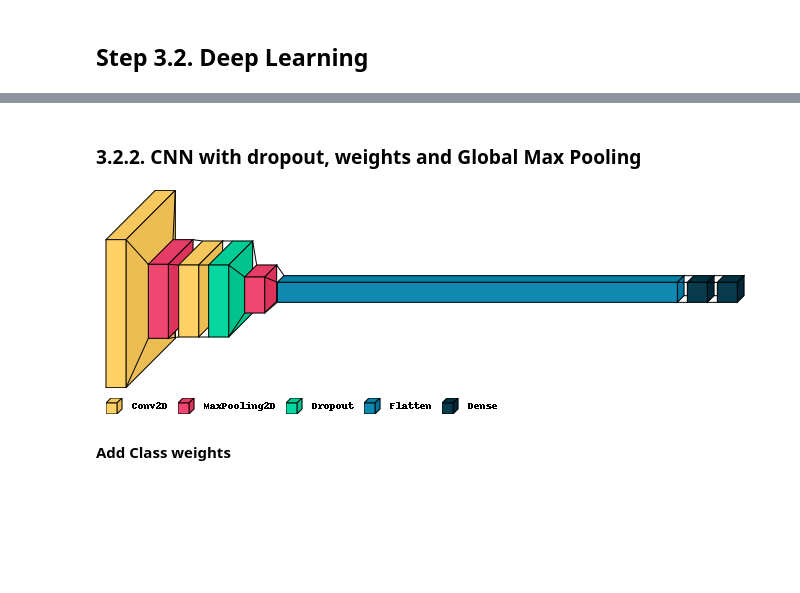
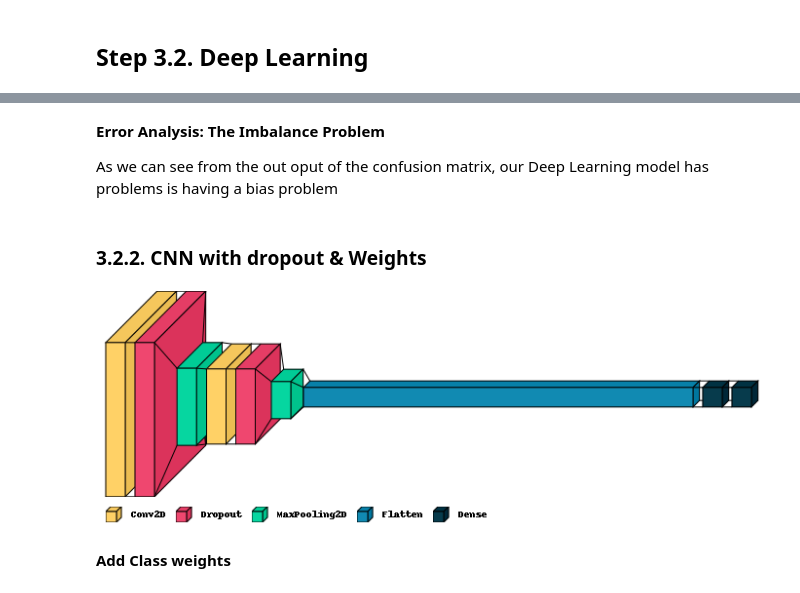
Before and after one commit to dario-x/Deep_Fake_Detection, a Jupyter notebook: main.ipynb, the cells around one changed output, grey strips where cells are left out. Saved outputs shown, nothing was run; the diff lists cells and outputs as text; code cells hidden in the pictures; blank space fills up the shorter version.

```diff
--- a/main.ipynb
+++ b/main.ipynb
@@ -416,7 +436,7 @@ def plot_training(training_data,train,validation):
 #create_data_split_and_directory(train_val_test_split = (0.7, 0.2, 0.1), extract_zip=True)
 # %%
 #loading the dataset
-imagesize = (150,150)
+imagesize = (160,160)
 trainX, trainY, trainType, valX, valY, valType, testX, testY, testType = load_data(imagesize)
 # %%
 #save to pickle file so we can reload the data more quickly
@@ -741,27 +770,35 @@ AUC: 0.50
 ----------------------------------------------------------------
 ----------------------------------------------------------------
+# %% [markdown]
+**Error Analysis: The Imbalance Problem**
+
+As we can see from the out oput of the confusion matrix, our Deep Learning model has problems  is having a bias problem
 # %% [markdown]
-### 3.2.2. CNN with dropout, weights and Global Max Pooling
+### 3.2.2. CNN with dropout & Weights
 # %%
 CNN_with_dropout = tf.keras.Sequential([
 
-    tf.keras.layers.Conv2D(32, (3, 3), activation = 'relu', input_shape = (imagesize[0], imagesize[1], 3)),
+    tf.keras.layers.Conv2D(32, (3, 3), activation = 'relu',
+                           input_shape = (imagesize[0], imagesize[1], 3)),
+
+    tf.keras.layers.Dropout(0.2),
     tf.keras.layers.MaxPooling2D(2,2),
 
     tf.keras.layers.Conv2D(32, (3, 3), activation = 'relu'),
-    tf.keras.layers.Dropout(0.3),
+    tf.keras.layers.Dropout(0.2),
     tf.keras.layers.MaxPooling2D(2,2),
 
     tf.keras.layers.Flatten(),
     tf.keras.layers.Dense(128, activation=tf.nn.relu),
     tf.keras.layers.Dense(1, activation="sigmoid")
 ])
 
-CNN_with_dropout.compile(optimizer = keras.optimizers.RMSprop(lr=0.1,decay=1e-6), loss = 'binary_crossentropy', metrics=['accuracy'])
+CNN_with_dropout.compile(optimizer = keras.optimizers.RMSprop(lr=0.1,decay=1e-6),
+                         loss = 'binary_crossentropy', metrics=['accuracy'])
 visualkeras.layered_view(CNN_with_dropout, scale_xy = 1, legend=True)
 #tf.keras.utils.plot_model(model, show_dtype=False, dpi = 70)
 # %% [output]
-[figure, old version]
+[figure, new version]
 # %% [markdown]
 **Add Class weights**
 # %%
```
Also changed, not shown: parts of 35 cells of this notebook.
